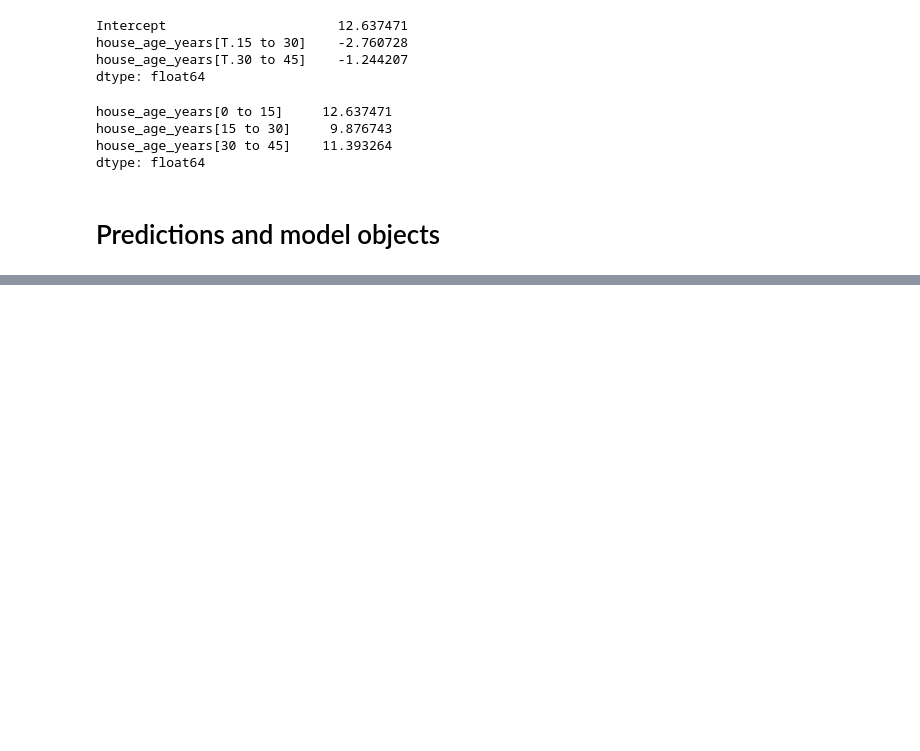
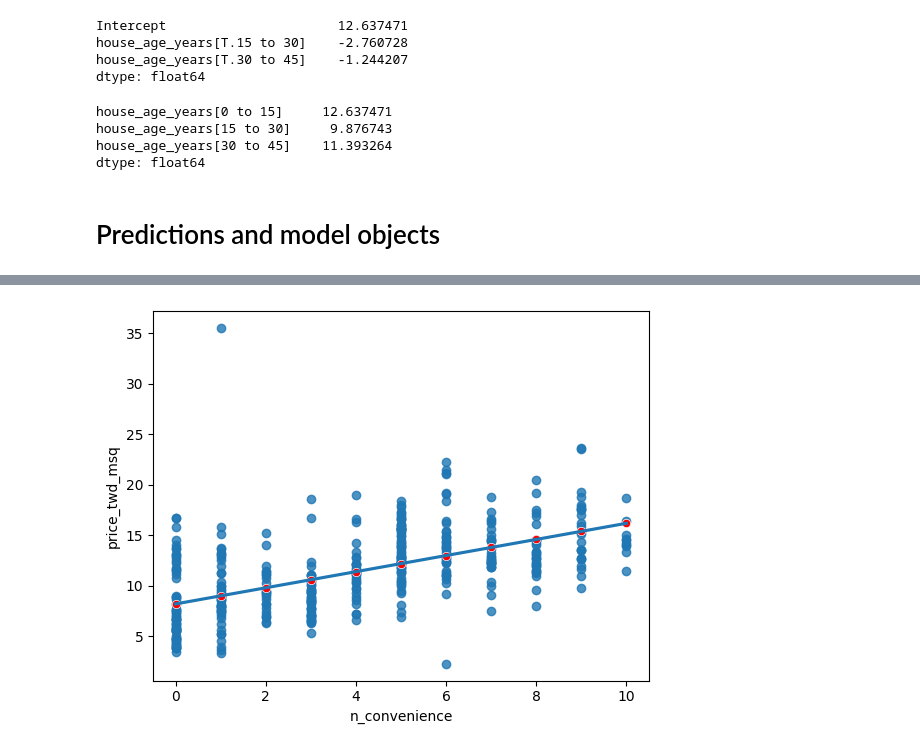
Before and after one commit to nestrada79/MSDA, a Jupyter notebook: D208/Introtoregressionwithstatsmodel.ipynb, the cells around one changed output, grey strips where cells are left out. Saved outputs shown, nothing was run; the diff lists cells and outputs as text; code cells hidden in the pictures; blank space fills up the shorter version.

Commit message:
DataCamp Practice

```diff
--- a/D208/Introtoregressionwithstatsmodel.ipynb
+++ b/D208/Introtoregressionwithstatsmodel.ipynb
@@ -105,0 +126,15 @@ dtype: float64
+# %%
+# Create explanatory_data
+explanatory_data = pd.DataFrame({'n_convenience': np.arange(0, 11)})
+
+# Create the model object
+mdl_price_vs_conv = ols("price_twd_msq~n_convenience", data=taiwan_real_estate)
+
+# Fit the model
+mdl_price_vs_conv = mdl_price_vs_conv.fit()
+
+# Use mdl_price_vs_conv to predict with explanatory_data, call it price_twd_msq
+price_twd_msq = mdl_price_vs_conv.predict(explanatory_data)
+
+# Print it
+print(price_twd_msq)
@@ -105,0 +154,12 @@ dtype: float64
+# %%
+# Create explanatory_data
+explanatory_data = pd.DataFrame({'n_convenience': np.arange(0, 11)})
+
+# Use mdl_price_vs_conv to predict with explanatory_data, call it price_twd_msq
+price_twd_msq = mdl_price_vs_conv.predict(explanatory_data)
+
+# Create prediction_data
+prediction_data = explanatory_data.assign(price_twd_msq = price_twd_msq)
+
+# Print the result
+print(prediction_data)
@@ -105,0 +179,18 @@ dtype: float64
+# %%
+# Create a new figure, fig
+fig = plt.figure()
+
+sns.regplot(x="n_convenience",
+            y="price_twd_msq",
+            data=taiwan_real_estate,
+            ci=None)
+# Add a scatter plot layer to the regplot
+sns.scatterplot(x="n_convenience",
+                y="price_twd_msq",
+                data=prediction_data,
+                color="red")
+
+# Show the layered plot
+plt.show()
+# %% [output]
+[figure, added]
```
Also changed, not shown: parts of 5 cells of this notebook.
